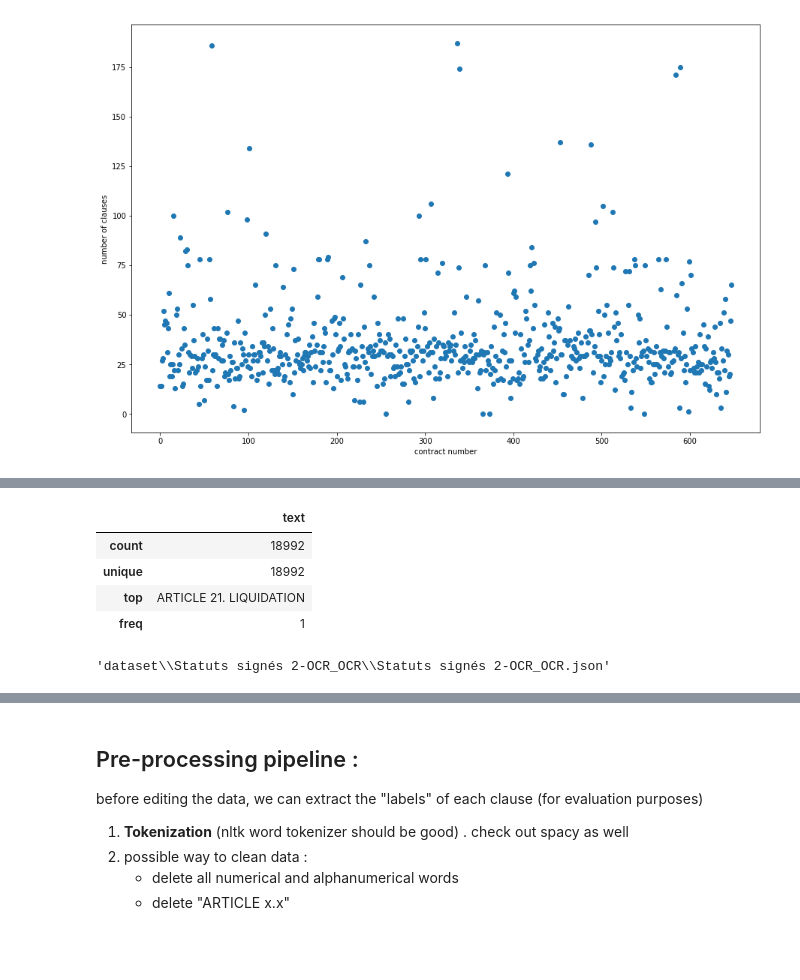
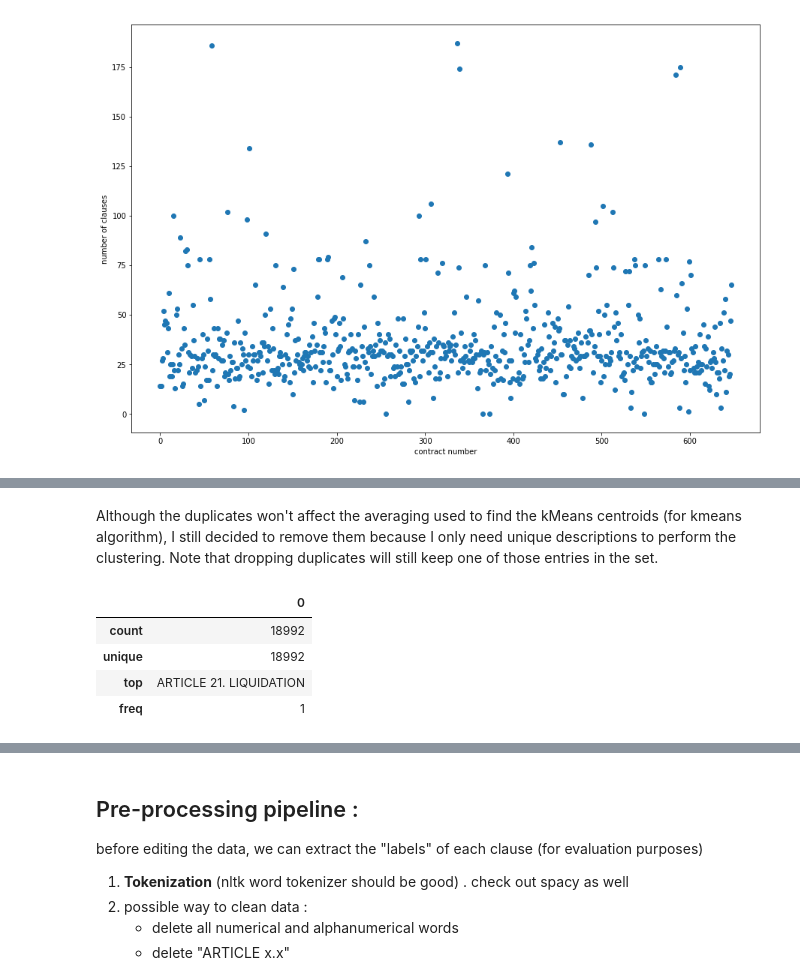
Before and after one commit to alaameloh/Hyperlex_test, a Jupyter notebook: hyperlex_test.ipynb, the cells around one changed output, grey strips where cells are left out. Cells and saved outputs as stored; diff of their text form; code cells hidden in the pictures; blank space fills up the shorter version.

```diff
--- a/hyperlex_test.ipynb
+++ b/hyperlex_test.ipynb
@@ -14,10 +33,14 @@ import matplotlib.pyplot as plt
 rootdir = 'dataset'
 json_files = [os.path.join(dirpath, file) for dirpath,_,files in os.walk(rootdir) for file in files if file.endswith('json')]
 
-data = []
+contracts = []
 for file in json_files:
     with open(file) as f:
-        data.append(json.load(f)['clauses'][1:])  # starting from one to skip the summary since they contain different informations
-                                                  # and could affect the classification
-contracts_df = pd.DataFrame(data)
+        contracts.append(json.load(f)['clauses'][1:])  # starting from one to skip the summary since they contain different informations
+                                                  # and could affect the clustering
+
+contracts_df = pd.DataFrame(contracts)
+# %%
+# adding number of clauses colomn in contracts_df
+contracts_df['num_clauses'] = contracts_df.notna().sum(axis=1)
 # %%
@@ -88,0 +76,5 @@ we can see that we have multiple duplicates. let's drop them to avoid adding a b
+# %%
+clauses_df = contracts_df.drop('num_clauses',axis=1).values.flatten()
+clauses_df = clauses_df[clauses_df != np.array(None)]
+clauses_df = pd.DataFrame(clauses_df)
+clauses_df.describe()
@@ -89,15 +87,12 @@ we can see that we have multiple duplicates. let's drop them to avoid adding a b
+# %% [markdown]
+Although the duplicates won't affect the averaging used to find the kMeans centroids (for kmeans algorithm), I still decided to remove them because I only need unique descriptions to perform the clustering. Note that dropping duplicates will still keep one of those entries in the set.
 # %%
 clauses_df.drop_duplicates(inplace=True)
+clauses_df.index = range(len(clauses_df.index)) # faster than reset_index
 clauses_df.describe()
 # %% [output]
-|  | text |
+|  | 0 |
 | count | 18992 |
 | unique | 18992 |
 | top | ARTICLE 21. LIQUIDATION |
 | freq | 1 |
-# %%
-max_nb_clauses = max(contract for contract in data)
-data.index(max_nb_clauses)
-json_files[597]
-# %% [output]
-'dataset\\Statuts signés 2-OCR_OCR\\Statuts signés 2-OCR_OCR.json'
```
Also changed, not shown: parts of 23 cells of this notebook.
